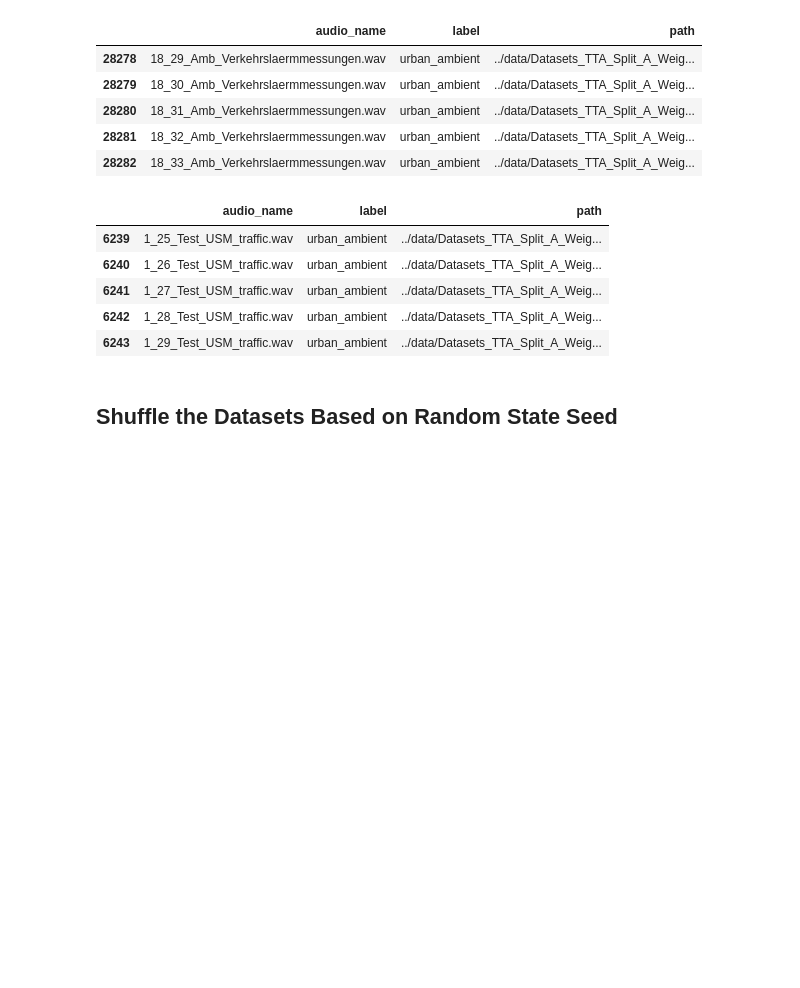
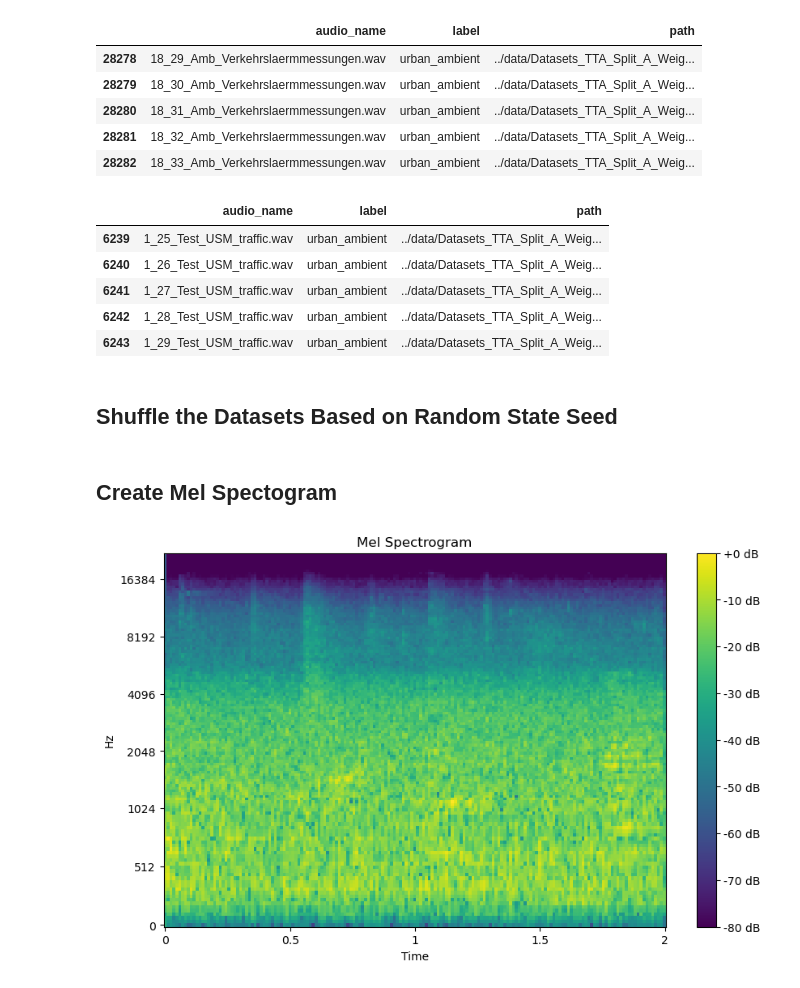
Before and after one commit to ChurchDuck1/Transformer-Train-Sound-Detection, a Jupyter notebook: sleepwindow_cnn_crnn/notebooks/CSC296SProjFinal.ipynb, the cells around one changed output. Drawn from its saved outputs; the diff is of its cells as text; code cells hidden in the pictures; blank space fills up the shorter version.

Commit message:
mel spectogram

```diff
--- a/sleepwindow_cnn_crnn/notebooks/CSC296SProjFinal.ipynb
+++ b/sleepwindow_cnn_crnn/notebooks/CSC296SProjFinal.ipynb
@@ -129,3 +129,37 @@ dataframe_testing.tail()
 # %%
 dataframe_training = dataframe_training.sample(frac=1, random_state=SEED).reset_index(drop=False)
 dataframe_testing = dataframe_testing.sample(frac=1, random_state=SEED).reset_index(drop=False)
+# %% [markdown]
+## Create Mel Spectogram
+# %%
+#process 50 spectograms at a time
+BATCH_SIZE_FEATURES = 50
+#fast fourier transform window size
+NUMBER_FFT = 1024
+#how many samples to advance FFT window each step
+HOP_LENGTH = 512
+#how many Mel frequency bands to use
+NUMBER_MELS = 128
+
+NUMBER_MFCC = 20
+# %%
+#function to plot a mel spectogram
+def plot_sample_mel_spectrogram(dataframe, index):
+
+    file_path = dataframe.loc[index, 'path']
+    audio, sr = librosa.load(file_path, sr=SAMPLE_RATE)
+
+    start = time.time()
+    mel_spectrogram = librosa.feature.melspectrogram(y=audio, sr=sr, n_fft=NUMBER_FFT, hop_length=HOP_LENGTH, n_mels=NUMBER_MELS)
+    mel_spectrogram_db = librosa.power_to_db(mel_spectrogram, ref=np.max)
+    end = time.time()
+
+    plt.figure(figsize=(10, 6))
+    librosa.display.specshow(mel_spectrogram_db, x_axis='time', y_axis='mel', sr=sr, cmap='viridis')
+    plt.colorbar(format='%+2.0f dB')
+    plt.title('Mel Spectrogram')
+    plt.show()
+# %%
+plot_sample_mel_spectrogram(dataframe_training, 165)
+# %% [output]
+[figure, added]
```
Also changed, not shown: parts of 4 cells of this notebook.
